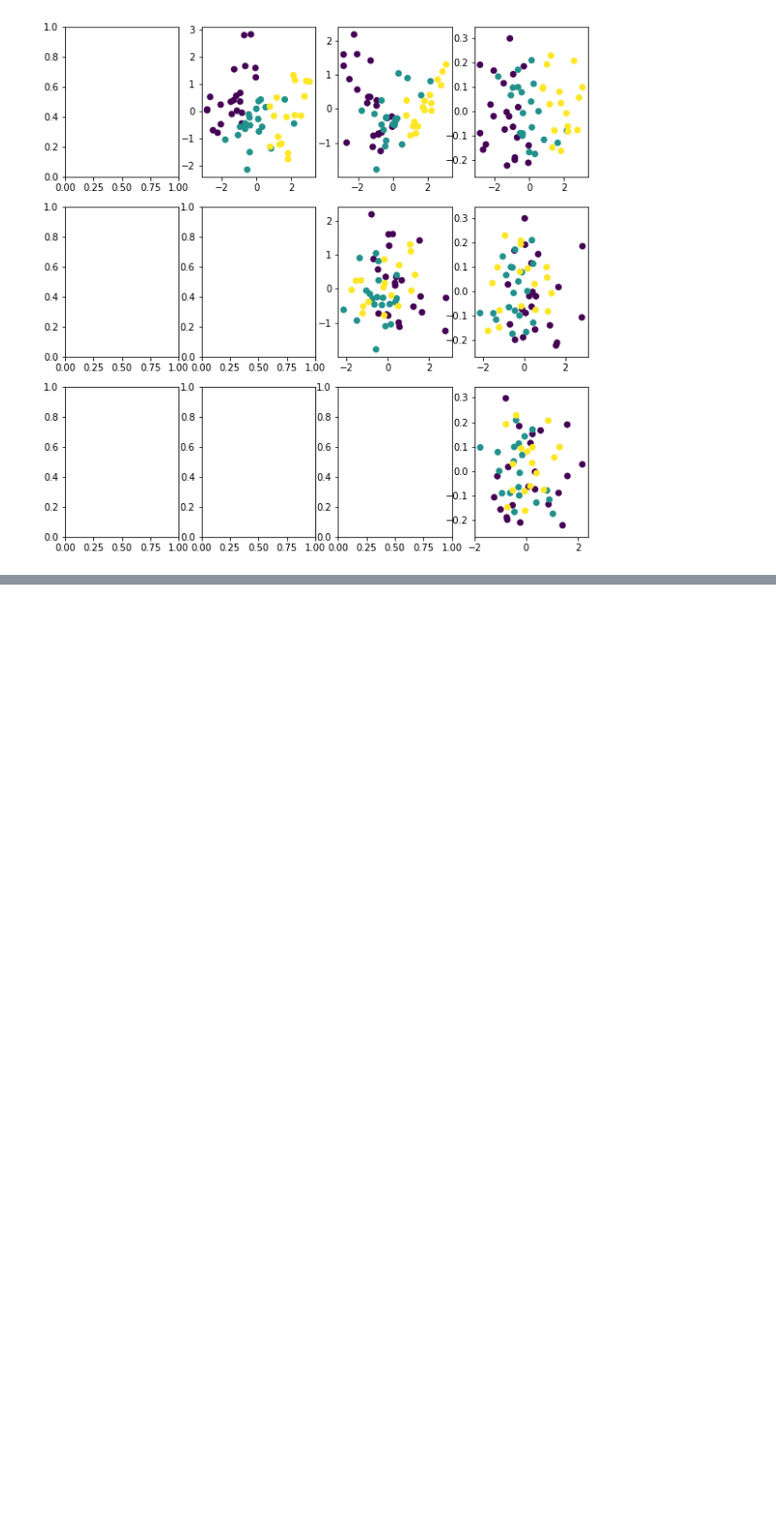
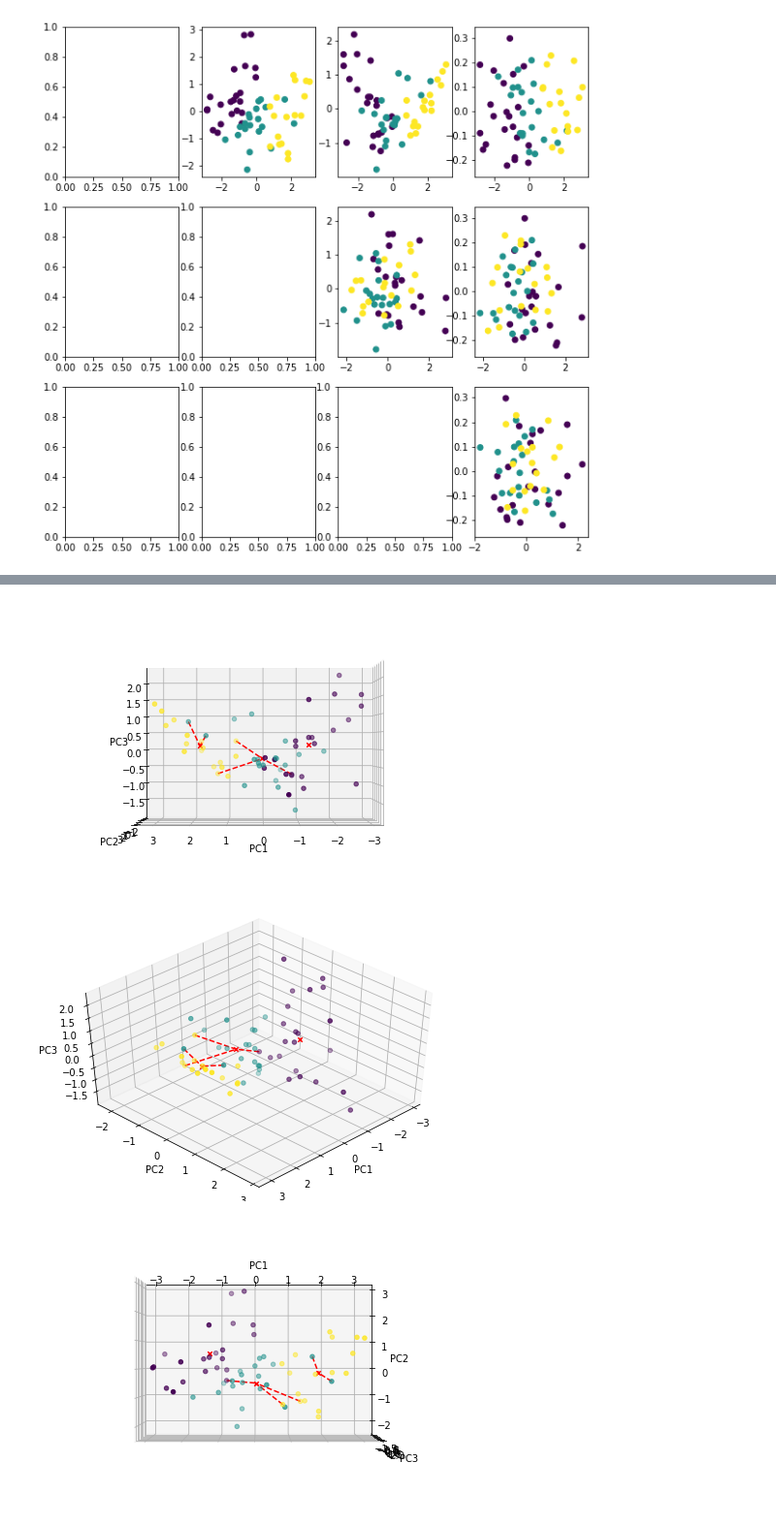
Before and after one commit to ggs22/IFT870-TP1, a Jupyter notebook: tp1.ipynb, the cells around one changed output, grey strips where cells are left out. Shown at 97% size. Saved outputs shown, nothing was run; the diff lists cells and outputs as text; code cells hidden in the pictures; blank space fills up the shorter version.

```diff
--- a/tp1.ipynb
+++ b/tp1.ipynb
@@ -222,0 +373,9 @@ Plot_PC_3D(transf_all[:, 0], transf_all[:, 1], transf_all[:, 2], 0, 90)
+# %%
+PlotPC3D(transf_all[:, 0], transf_all[:, 1], transf_all[:, 2], 45, 45, mahalanobis_dist_errors_2PC)
+PlotPC3D(transf_all[:, 0], transf_all[:, 1], transf_all[:, 2], 90, 270, mahalanobis_dist_errors_2PC)
+PlotPC3D(transf_all[:, 0], transf_all[:, 1], transf_all[:, 2], 0, 0, mahalanobis_dist_errors_2PC)
+PlotPC3D(transf_all[:, 0], transf_all[:, 1], transf_all[:, 2], 0, 90, mahalanobis_dist_errors_2PC)
+# %% [output]
+[figure, added]
+[figure, added]
+[figure, added]
```
Also changed, not shown: parts of 14 cells of this notebook.
